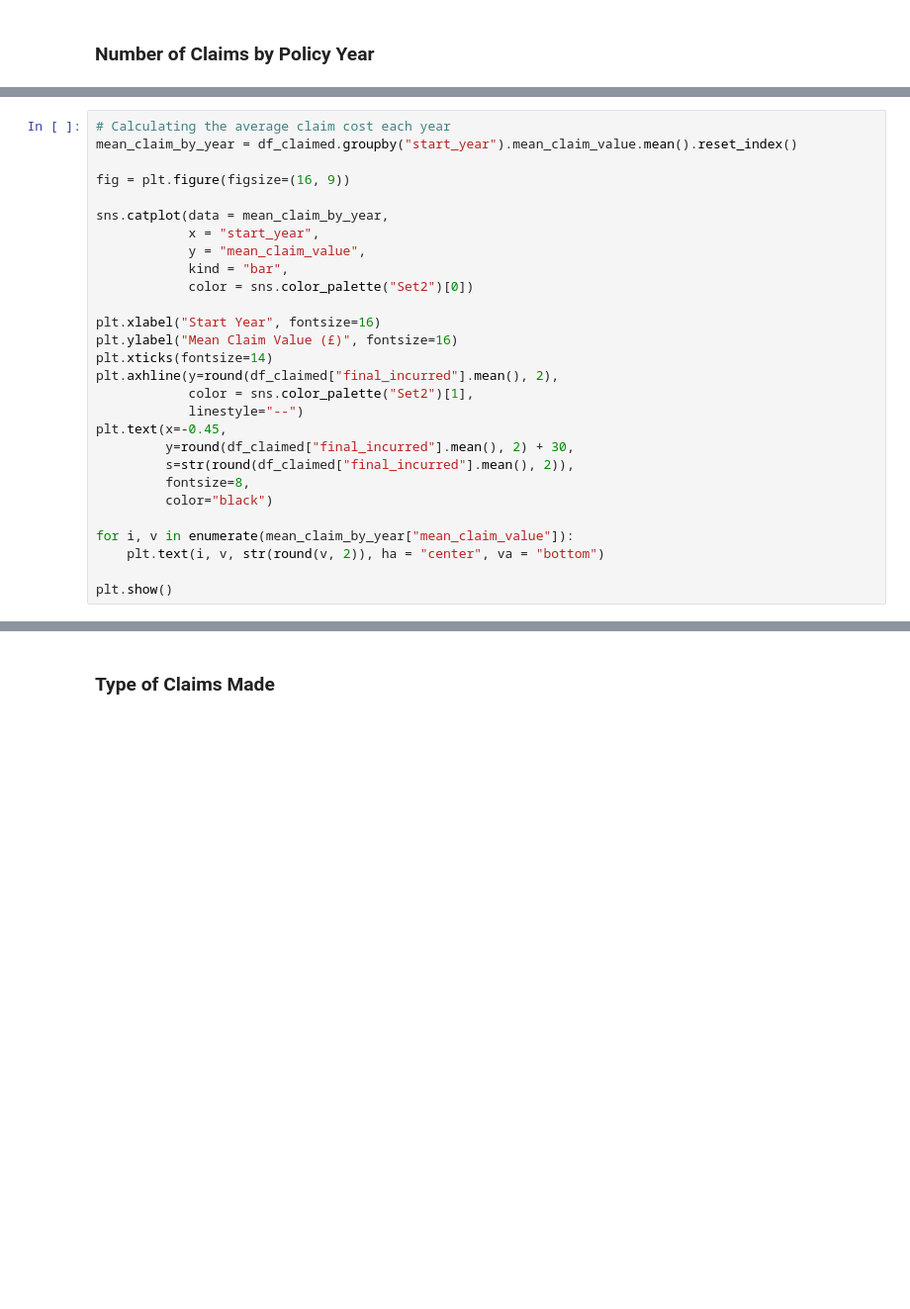
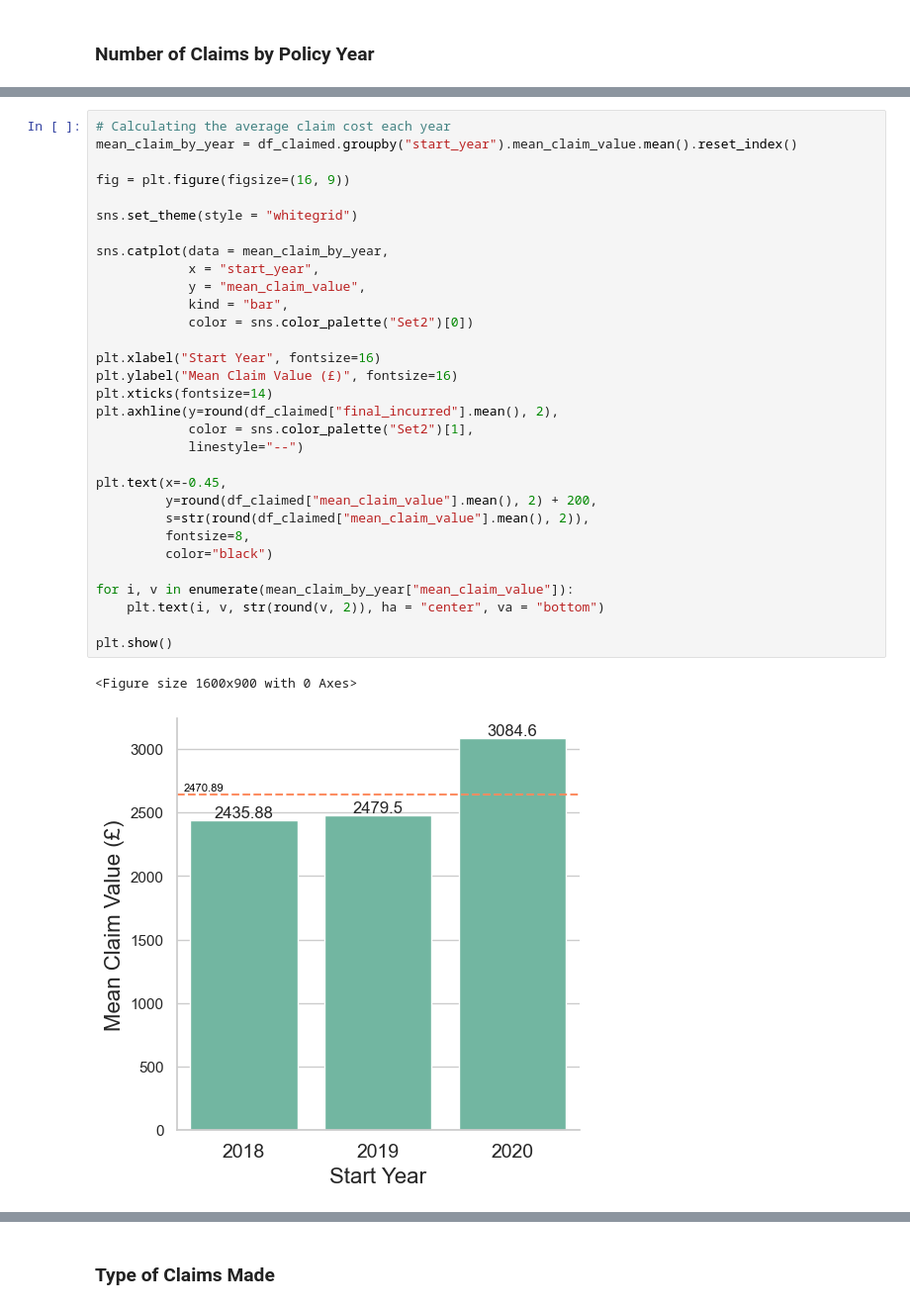
Before and after one commit to watchlotr/Python-Insurance-Case-Study, a Jupyter notebook: insurance_analysis.ipynb, the cells around one changed output, grey strips where cells are left out. Shown at 99% size. Cells and saved outputs as stored; diff of their text form; blank space fills up the shorter version.

```diff
--- a/insurance_analysis.ipynb
+++ b/insurance_analysis.ipynb
@@ -364,28 +569,34 @@ print(f"The average claim value is {round(df_claimed["final_incurred"].mean(), 2
 # %%
 # Calculating the average claim cost each year
 mean_claim_by_year = df_claimed.groupby("start_year").mean_claim_value.mean().reset_index()
 
 fig = plt.figure(figsize=(16, 9))
+
+sns.set_theme(style = "whitegrid")
 
 sns.catplot(data = mean_claim_by_year,
             x = "start_year",
             y = "mean_claim_value",
             kind = "bar",
             color = sns.color_palette("Set2")[0])
 
 plt.xlabel("Start Year", fontsize=16)
 plt.ylabel("Mean Claim Value (£)", fontsize=16)
 plt.xticks(fontsize=14)
 plt.axhline(y=round(df_claimed["final_incurred"].mean(), 2),
             color = sns.color_palette("Set2")[1],
             linestyle="--")
+
 plt.text(x=-0.45,
-         y=round(df_claimed["final_incurred"].mean(), 2) + 30,
-         s=str(round(df_claimed["final_incurred"].mean(), 2)),
+         y=round(df_claimed["mean_claim_value"].mean(), 2) + 200,
+         s=str(round(df_claimed["mean_claim_value"].mean(), 2)),
          fontsize=8,
          color="black")
 
 for i, v in enumerate(mean_claim_by_year["mean_claim_value"]):
     plt.text(i, v, str(round(v, 2)), ha = "center", va = "bottom")
 
 plt.show()
+# %% [output]
+<Figure size 1600x900 with 0 Axes>
+[figure, added]
```
Also changed, not shown: parts of 42 cells of this notebook, 8 other files.
